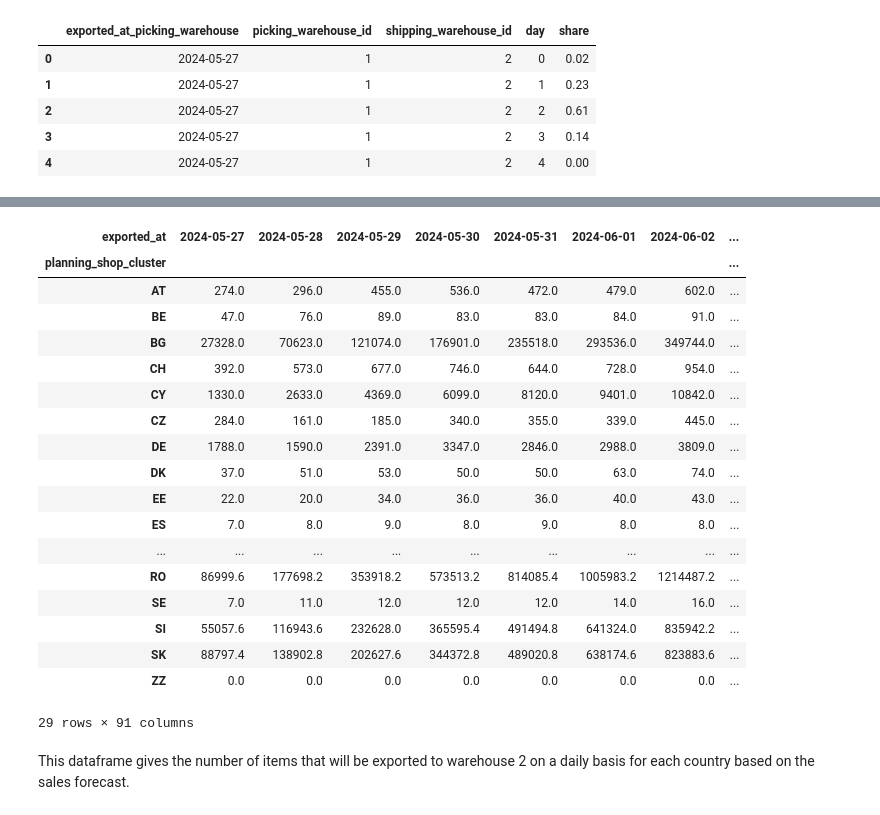
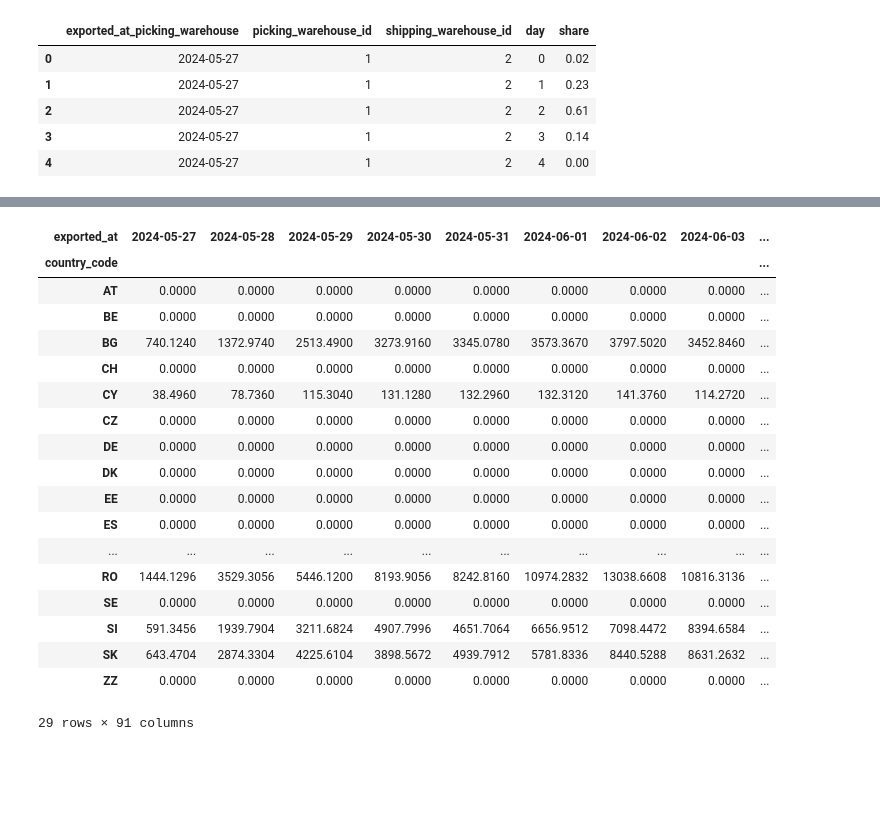
Before and after one commit to nitinnandansingh/AboutYouLogisticsTask, a Jupyter notebook: notebooks/02_tasks_implementation.ipynb, the cells around one changed output, grey strips where cells are left out. Cells and saved outputs as stored; diff of their text form; code cells hidden in the pictures; blank space fills up the shorter version.

```diff
--- a/notebooks/02_tasks_implementation.ipynb
+++ b/notebooks/02_tasks_implementation.ipynb
@@ -416,0 +289,5 @@ Calculate final output: B2C + SCD - items_minus + items_plus
+# %%
+items_plus_df = merged_items_plus.groupby(['exported_at_picking_warehouse', 'country_code'])['items_plus'].sum().reset_index()
+
+print(items_plus_df.shape)
+items_plus_df.head()
@@ -417,11 +349,11 @@ Calculate final output: B2C + SCD - items_minus + items_plus
 # %%
-# We will combine the results we have got unitl now.
+# We will combine the results now.
 # Let's begin by combining b2c_aggregated and scd_aggregated
 combined_b2c_scd = pd.merge(
     b2c_aggregated,
     scd_aggregated,
     on=['exported_at', 'planning_shop_cluster'],
-    how='outer'
+    how='inner'
 ).fillna(0)
 
 # Adding the values of b2c_items and scd_items together to get the total items forecast
@@ -447,16 +379,17 @@ combined_b2c_scd.head()
 # Now begin by merging the result of last combination dataframe with items_minus.
 final_merged = pd.merge(
     combined_b2c_scd,
-    items_minus,
-    on=['planning_shop_cluster', 'exported_at'],
-    how='left'
+    items_minus_df,
+    left_on=['planning_shop_cluster', 'exported_at'],
+    right_on=['country_code', 'date'],
+    how='inner'
 ).fillna(0)
 
 # Subtracting items_minus from sales_forecast_items
 final_merged['sales_forecast_items'] = final_merged['sales_forecast_items'] - final_merged['items_minus']
 
 # Dropping the items_minus column
-final_merged.drop(columns=['items_minus'], inplace=True)
+final_merged.drop(columns=['items_minus', 'date', 'planning_shop_cluster'], inplace=True)
 
 print(final_merged.shape)
 final_merged.head()
@@ -472,17 +405,17 @@ final_merged.head()
 # In the last step add the items_plus values to the dataframe we have got until now
 final_output = pd.merge(
     final_merged,
-    items_plus,
-    left_on=['planning_shop_cluster', 'exported_at'],
-    right_on=['planning_shop_cluster', 'exported_at'],
-    how='left'
+    items_plus_df,
+    left_on=['country_code', 'exported_at'],
+    right_on=['country_code', 'exported_at_picking_warehouse'],
+    how='inner'
 ).fillna(0)
 
 # Adding distributed_items to sales_forecast_items
-final_output['sales_forecast_items'] = final_output['sales_forecast_items'] + final_output['distributed_items']
+final_output['sales_forecast_items'] = final_output['sales_forecast_items'] + final_output['items_plus']
 
 # Drop irrelevant columns
-final_output.drop(columns=['distributed_items'], inplace=True)
+final_output.drop(columns=['items_plus','exported_at_picking_warehouse'], inplace=True)
 
 print(final_output.shape)
 final_output.head()
@@ -497,34 +430,31 @@ final_output.head()
 # %%
 final_output = final_output.pivot(
-    index='planning_shop_cluster',
+    index='country_code',
     columns='exported_at',
     values='sales_forecast_items'
 )
 
 # Fill missing values. Replace NaN with 0
 final_output = final_output.fillna(0)
 
-# Print or save the reshaped DataFrame
 final_output
 # %% [output]
-| exported_at | 2024-05-27 | 2024-05-28 | 2024-05-29 | 2024-05-30 | 2024-05-31 | 2024-06-01 | 2024-06-02 | ... |
-| planning_shop_cluster |  |  |  |  |  |  |  | ... |
-| AT | 274.0 | 296.0 | 455.0 | 536.0 | 472.0 | 479.0 | 602.0 | ... |
-| BE | 47.0 | 76.0 | 89.0 | 83.0 | 83.0 | 84.0 | 91.0 | ... |
-| BG | 27328.0 | 70623.0 | 121074.0 | 176901.0 | 235518.0 | 293536.0 | 349744.0 | ... |
-| CH | 392.0 | 573.0 | 677.0 | 746.0 | 644.0 | 728.0 | 954.0 | ... |
-| CY | 1330.0 | 2633.0 | 4369.0 | 6099.0 | 8120.0 | 9401.0 | 10842.0 | ... |
-| CZ | 284.0 | 161.0 | 185.0 | 340.0 | 355.0 | 339.0 | 445.0 | ... |
-| DE | 1788.0 | 1590.0 | 2391.0 | 3347.0 | 2846.0 | 2988.0 | 3809.0 | ... |
-| DK | 37.0 | 51.0 | 53.0 | 50.0 | 50.0 | 63.0 | 74.0 | ... |
-| EE | 22.0 | 20.0 | 34.0 | 36.0 | 36.0 | 40.0 | 43.0 | ... |
-| ES | 7.0 | 8.0 | 9.0 | 8.0 | 9.0 | 8.0 | 8.0 | ... |
-| ... | ... | ... | ... | ... | ... | ... | ... | ... |
-| RO | 86999.6 | 177698.2 | 353918.2 | 573513.2 | 814085.4 | 1005983.2 | 1214487.2 | ... |
-| SE | 7.0 | 11.0 | 12.0 | 12.0 | 12.0 | 14.0 | 16.0 | ... |
-| SI | 55057.6 | 116943.6 | 232628.0 | 365595.4 | 491494.8 | 641324.0 | 835942.2 | ... |
-| SK | 88797.4 | 138902.8 | 202627.6 | 344372.8 | 489020.8 | 638174.6 | 823883.6 | ... |
-| ZZ | 0.0 | 0.0 | 0.0 | 0.0 | 0.0 | 0.0 | 0.0 | ... |
+| exported_at | 2024-05-27 | 2024-05-28 | 2024-05-29 | 2024-05-30 | 2024-05-31 | 2024-06-01 | 2024-06-02 | 2024-06-03 | ... |
+| country_code |  |  |  |  |  |  |  |  | ... |
+| AT | 0.0000 | 0.0000 | 0.0000 | 0.0000 | 0.0000 | 0.0000 | 0.0000 | 0.0000 | ... |
+| BE | 0.0000 | 0.0000 | 0.0000 | 0.0000 | 0.0000 | 0.0000 | 0.0000 | 0.0000 | ... |
+| BG | 740.1240 | 1372.9740 | 2513.4900 | 3273.9160 | 3345.0780 | 3573.3670 | 3797.5020 | 3452.8460 | ... |
+| CH | 0.0000 | 0.0000 | 0.0000 | 0.0000 | 0.0000 | 0.0000 | 0.0000 | 0.0000 | ... |
+| CY | 38.4960 | 78.7360 | 115.3040 | 131.1280 | 132.2960 | 132.3120 | 141.3760 | 114.2720 | ... |
+| CZ | 0.0000 | 0.0000 | 0.0000 | 0.0000 | 0.0000 | 0.0000 | 0.0000 | 0.0000 | ... |
+| DE | 0.0000 | 0.0000 | 0.0000 | 0.0000 | 0.0000 | 0.0000 | 0.0000 | 0.0000 | ... |
+| DK | 0.0000 | 0.0000 | 0.0000 | 0.0000 | 0.0000 | 0.0000 | 0.0000 | 0.0000 | ... |
+| EE | 0.0000 | 0.0000 | 0.0000 | 0.0000 | 0.0000 | 0.0000 | 0.0000 | 0.0000 | ... |
+| ES | 0.0000 | 0.0000 | 0.0000 | 0.0000 | 0.0000 | 0.0000 | 0.0000 | 0.0000 | ... |
+| ... | ... | ... | ... | ... | ... | ... | ... | ... | ... |
+| RO | 1444.1296 | 3529.3056 | 5446.1200 | 8193.9056 | 8242.8160 | 10974.2832 | 13038.6608 | 10816.3136 | ... |
+| SE | 0.0000 | 0.0000 | 0.0000 | 0.0000 | 0.0000 | 0.0000 | 0.0000 | 0.0000 | ... |
+| SI | 591.3456 | 1939.7904 | 3211.6824 | 4907.7996 | 4651.7064 | 6656.9512 | 7098.4472 | 8394.6584 | ... |
+| SK | 643.4704 | 2874.3304 | 4225.6104 | 3898.5672 | 4939.7912 | 5781.8336 | 8440.5288 | 8631.2632 | ... |
+| ZZ | 0.0000 | 0.0000 | 0.0000 | 0.0000 | 0.0000 | 0.0000 | 0.0000 | 0.0000 | ... |
 29 rows × 91 columns
-# %% [markdown]
-This dataframe gives the number of items that will be exported to warehouse 2 on a daily basis for each country based on the sales forecast.
```
Also changed, not shown: parts of 45 cells of this notebook, 2 other files.
